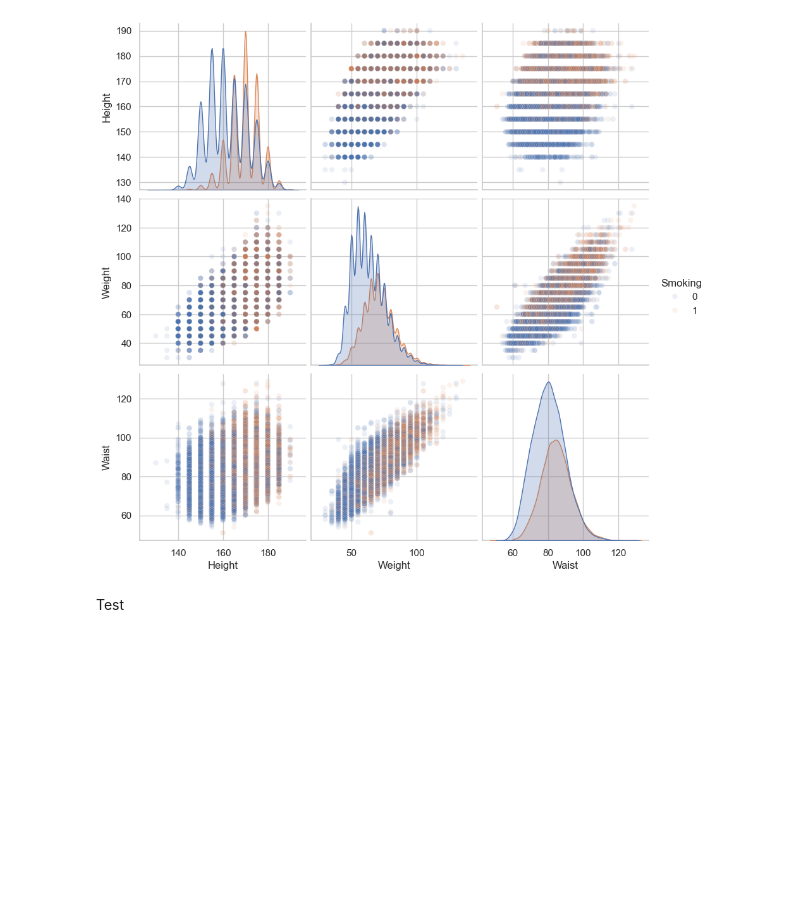
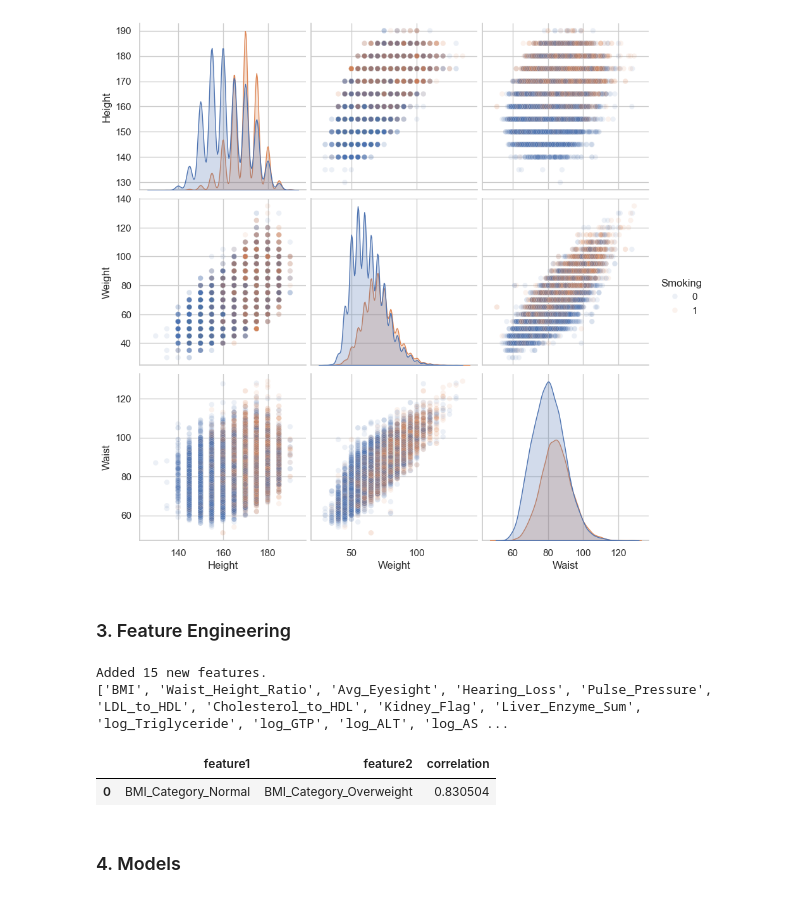
Before and after one commit to BogdanJas/rr_smoker_status_prediction, a Jupyter notebook: main.ipynb, the cells around one changed output. Saved outputs shown, nothing was run; the diff lists cells and outputs as text; code cells hidden in the pictures; blank space fills up the shorter version.

```diff
--- a/main.ipynb
+++ b/main.ipynb
@@ -318,5 +318,5 @@ sns.pairplot(
 plt.show()
 # %% [output]
 [figure]
-# %% [markdown]
-Test
+# %% [markdown]
+### 3. Feature Engineering
@@ -322,0 +334,34 @@ Test
+# %%
+df['BMI'] = df['Weight'] / ((df['Height'] / 100) ** 2)
+df['Waist_Height_Ratio'] = df['Waist'] / df['Height']
+df['Avg_Eyesight'] = (df['Eyesight (left)'] + df['Eyesight (right)']) / 2
+df['Hearing_Loss'] = ((df['Hearing (left)'] != 1) | (df['Hearing (right)'] != 1)).astype(int)
+df['Pulse_Pressure'] = df['Systolic'] - df['Relaxation']
+df['LDL_to_HDL'] = df['LDL'] / df['HDL']
+df['Cholesterol_to_HDL'] = df['Cholesterol'] / df['HDL']
+df['Kidney_Flag'] = ((df['Serum Creatinine'] > 1.2) | (df['Urine Protein'] > 1)).astype(int)
+df['Liver_Enzyme_Sum'] = df['AST'] + df['ALT'] + df['GTP']
+
+for col in ['Triglyceride', 'GTP', 'ALT', 'AST']:
+    df[f'log_{col}'] = np.log1p(df[col])
+
+df['Age_Group'] = pd.cut(df['Age'], bins=[0, 19, 29, 39, 49, 59, 69, 79, 100], labels=[
+    'Teen', '20s', '30s', '40s', '50s', '60s', '70s', '80+'])
+
+df['BMI_Category'] = pd.cut(df['BMI'], bins=[0, 18.5, 24.9, 29.9, 100], labels=[
+    'Underweight', 'Normal', 'Overweight', 'Obese'])
+
+df.drop(['Eyesight (left)', 'Eyesight (right)', 'Hearing (left)', 'Hearing (right)'], axis=1, inplace=True)
+
+new_features = [
+    'BMI', 'Waist_Height_Ratio', 'Avg_Eyesight', 'Hearing_Loss',
+    'Pulse_Pressure', 'LDL_to_HDL', 'Cholesterol_to_HDL', 'Kidney_Flag',
+    'Liver_Enzyme_Sum', 'log_Triglyceride', 'log_GTP', 'log_ALT', 'log_AST',
+    'Age_Group', 'BMI_Category'
+]
+
+print(f"Added {len(new_features)} new features.")
+print(new_features)
+# %% [output]
+Added 15 new features.
+['BMI', 'Waist_Height_Ratio', 'Avg_Eyesight', 'Hearing_Loss', 'Pulse_Pressure', 'LDL_to_HDL', 'Cholesterol_to_HDL', 'Kidney_Flag', 'Liver_Enzyme_Sum', 'log_Triglyceride', 'log_GTP', 'log_ALT', 'log_AS ...
@@ -322,0 +371,33 @@ Test
+# %%
+def phi_coefficient(x, y):
+    """Compute the Phi coefficient between two binary variables."""
+    contingency = pd.crosstab(x, y)
+    if contingency.shape != (2, 2):
+        return np.nan
+    chi2, _, _, _ = chi2_contingency(contingency, correction=False)
+    n = contingency.sum().sum()
+    return np.sqrt(chi2 / n)
+
+def compute_phi_correlation_table(df, threshold=0.4):
+    binary_cols = [col for col in df.columns if df[col].dropna().isin([0, 1]).all()]
+    binary_df = df[binary_cols]
+
+    records = []
+    for i, col1 in enumerate(binary_cols):
+        for col2 in binary_cols[i+1:]:
+            phi = phi_coefficient(binary_df[col1], binary_df[col2])
+            if pd.notna(phi) and abs(phi) >= threshold:
+                records.append({
+                    'feature1': col1,
+                    'feature2': col2,
+                    'correlation': phi
+                })
+    df_corr = pd.DataFrame(records)
+    df_corr = df_corr.reindex(df_corr['correlation'].abs().sort_values(ascending=False).index)
+    return df_corr
+
+phi_corr_matrix = compute_phi_correlation_table(df)
+display(phi_corr_matrix)
+# %% [output]
+|  | feature1 | feature2 | correlation |
+| 0 | BMI_Category_Normal | BMI_Category_Overweight | 0.830504 |
@@ -322,0 +406,2 @@ Test
+# %% [markdown]
+### 4. Models
```
Also changed, not shown: parts of 11 cells of this notebook, 1 other file.
